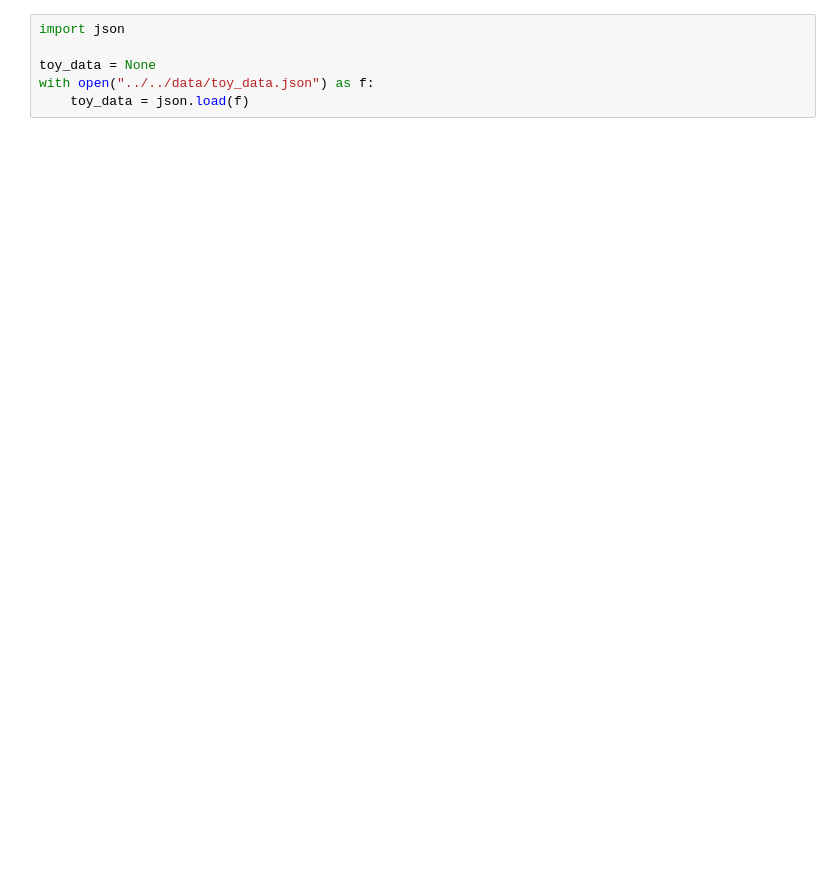
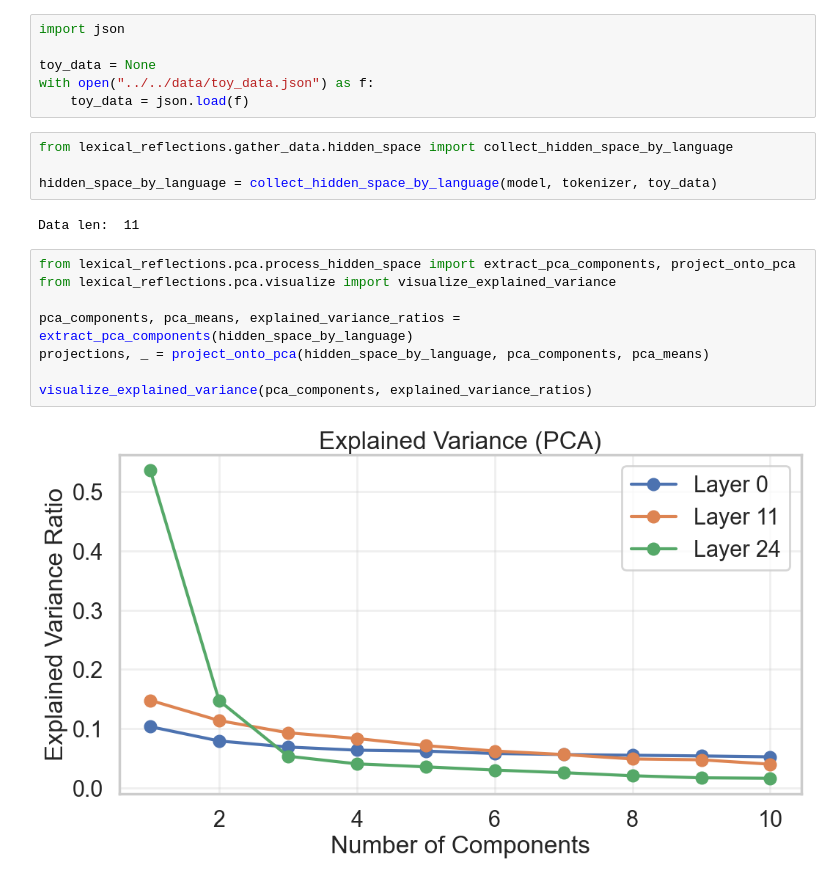
Before and after one commit to fxlrnrpt/language-steering-in-latent-space, a Jupyter notebook: src/experiments/pca_split_qwen_toy.ipynb, the cells around one changed output. Saved outputs shown, nothing was run; the diff lists cells and outputs as text; blank space fills up the shorter version.

```diff
--- a/src/experiments/pca_split_qwen_toy.ipynb
+++ b/src/experiments/pca_split_qwen_toy.ipynb
@@ -17,4 +19,20 @@ import json
 toy_data = None
 with open("../../data/toy_data.json") as f:
     toy_data = json.load(f)
+# %%
+from lexical_reflections.gather_data.hidden_space import collect_hidden_space_by_language
+
+hidden_space_by_language = collect_hidden_space_by_language(model, tokenizer, toy_data)
+# %% [output]
+Data len:  11
+# %%
+from lexical_reflections.pca.process_hidden_space import extract_pca_components, project_onto_pca
+from lexical_reflections.pca.visualize import visualize_explained_variance
+
+pca_components, pca_means, explained_variance_ratios = extract_pca_components(hidden_space_by_language)
+projections, _ = project_onto_pca(hidden_space_by_language, pca_components, pca_means)
+
+visualize_explained_variance(pca_components, explained_variance_ratios)
+# %% [output]
+[figure, added]
 # %%
```
Also changed, not shown: parts of 3 cells of this notebook, 1 other file.
